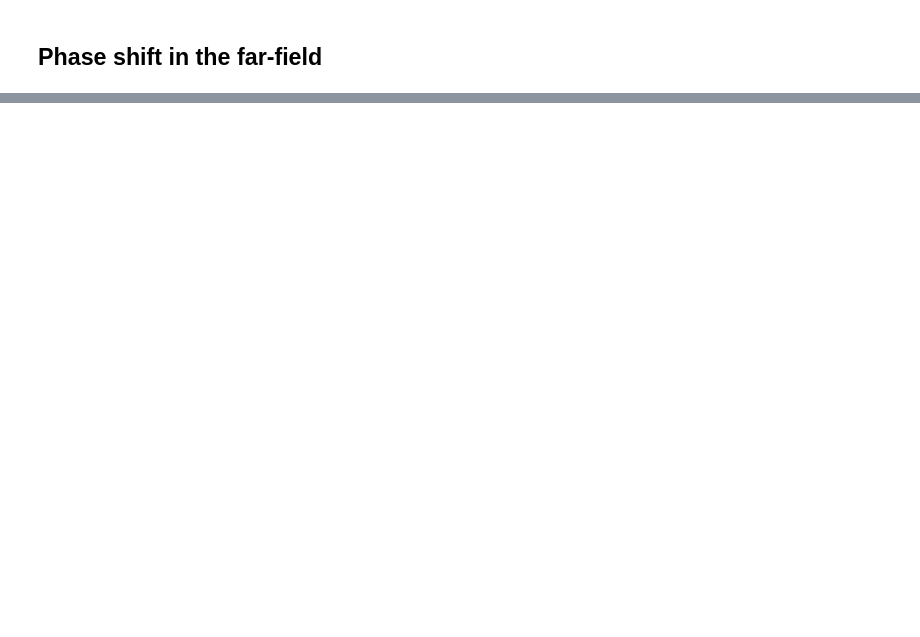
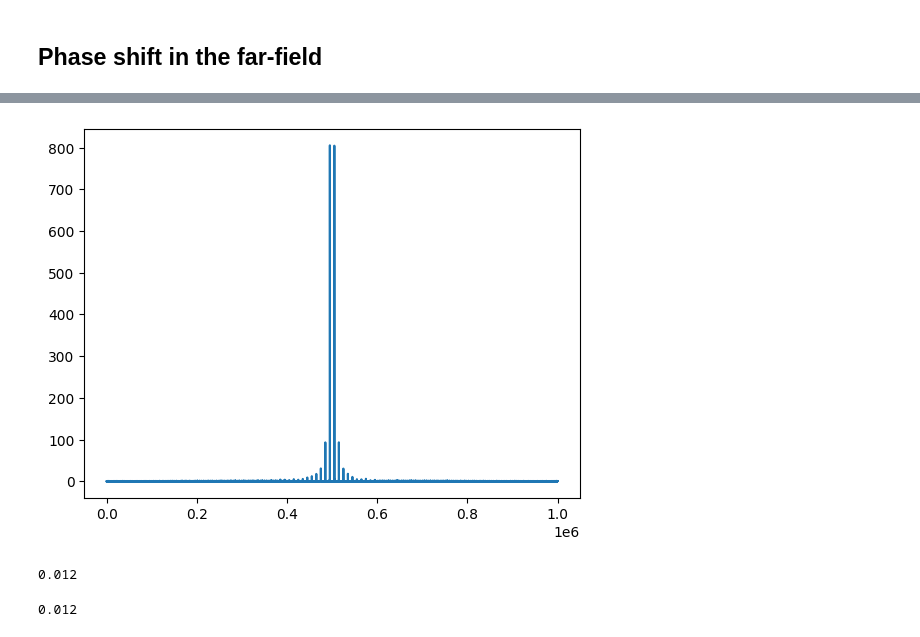
Before and after one commit to xiaoyachong/dream, a Jupyter notebook: dbz.ipynb, the cells around one changed output, grey strips where cells are left out. Drawn from its saved outputs; the diff is of its cells as text; code cells hidden in the pictures; blank space fills up the shorter version.

```diff
--- a/dbz.ipynb
+++ b/dbz.ipynb
@@ -213,0 +245,13 @@ plt.show()
+# %%
+plt.plot(np.abs(np.transpose(Ezs[-1]))**2)
+plt.show()
+# %% [output]
+[figure, added]
+# %%
+zs_m[-1]
+# %% [output]
+0.012
+# %%
+focal_m
+# %% [output]
+0.012
```
Also changed, not shown: parts of 6 cells of this notebook.
